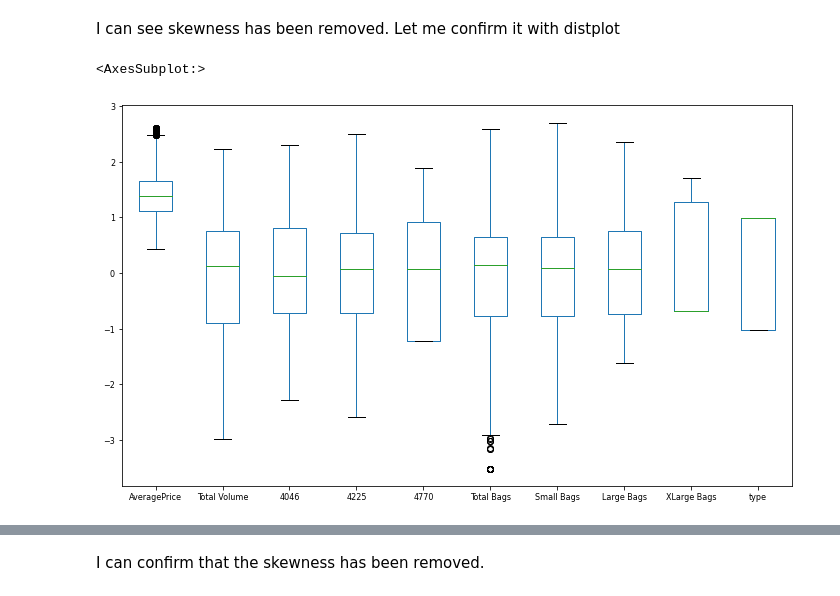
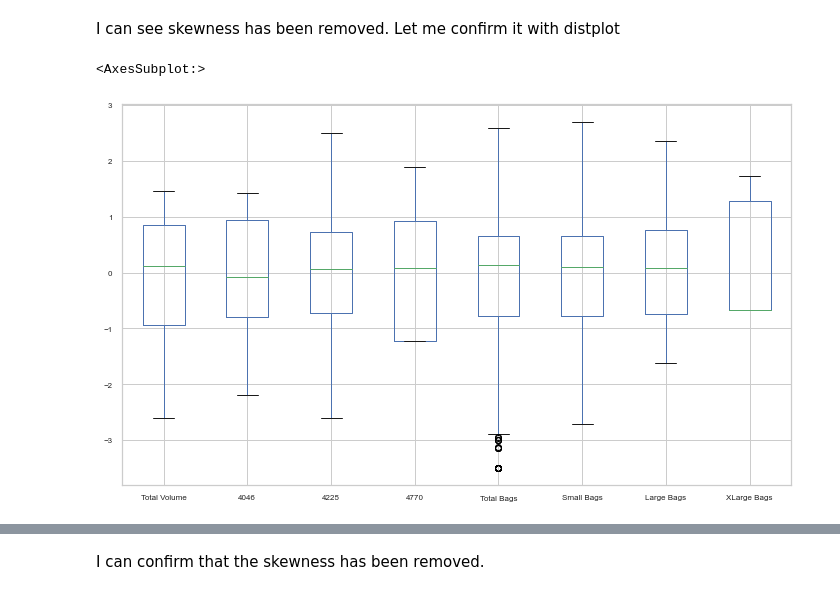
Before and after one commit to Aliakbar2/Datatrained, a Jupyter notebook: avocado_SOLVED.ipynb, the cells around one changed output, grey strips where cells are left out. Cells and saved outputs as stored; diff of their text form; code cells hidden in the pictures.

```diff
--- a/avocado_SOLVED.ipynb
+++ b/avocado_SOLVED.ipynb
@@ -324,0 +406,8 @@ Hence, I can drop features without any relationship if needed.
+# %%
+#let's encode the object columns
+from sklearn.preprocessing import OrdinalEncoder
+enc = OrdinalEncoder()
+# %%
+for i in df.columns:
+    if df[i].dtypes == 'object':
+        df[i] = enc.fit_transform(df[i].values.reshape(-1,1))
@@ -360,7 +467,7 @@ dfContCols = df[[ 'Total Volume', '4046', '4225', '4770', 'Total Bags', 'Small B
 # %%
 #Using zscore to remove the outliers
 from scipy.stats import zscore
-ZS = np.abs(zscore(df))
+ZS = np.abs(zscore(dfContCols))
 df1 = df[(ZS<3).all(axis=1)]
 df1.shape
 # %% [output]
@@ -401,7 +527,6 @@ I can still see skewness in Total Volume, 4046, 4225, 4770, Total Bags, Small Ba
 ### Removing skewness using yeo-johnson method
 # %%
 #Creating list of column with skewness
-#skewCols=['Total Volume', '4046', '4225', '4770', 'Total Bags', 'Small Bags', 'Large Bags', 'XLarge Bags']
-skewCols = df.columns.drop('AveragePrice')
+skewCols=['Total Volume', '4046', '4225', '4770', 'Total Bags', 'Small Bags', 'Large Bags', 'XLarge Bags']
 skewCols
 # %% [output]
@@ -429,10 +562,10 @@ dtype: float64
 # %% [markdown]
 I can see skewness has been removed. Let me confirm it with distplot
 # %%
-df1.plot(kind='box',fontsize=8,figsize=(12,7))
+df1[skewCols].plot(kind='box',fontsize=8,figsize=(12,7))
 # %% [output]
 <AxesSubplot:>
-[figure, old version]
+[figure, new version]
 # %%
 df1.head()
 # %% [output]
```
Also changed, not shown: parts of 70 cells of this notebook.
